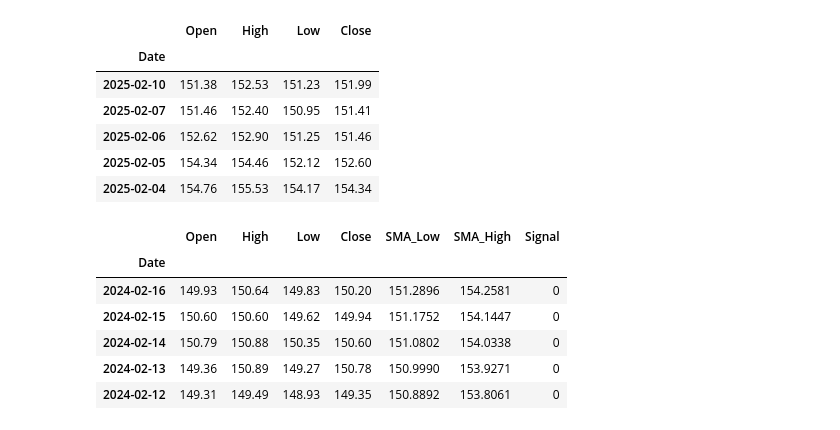
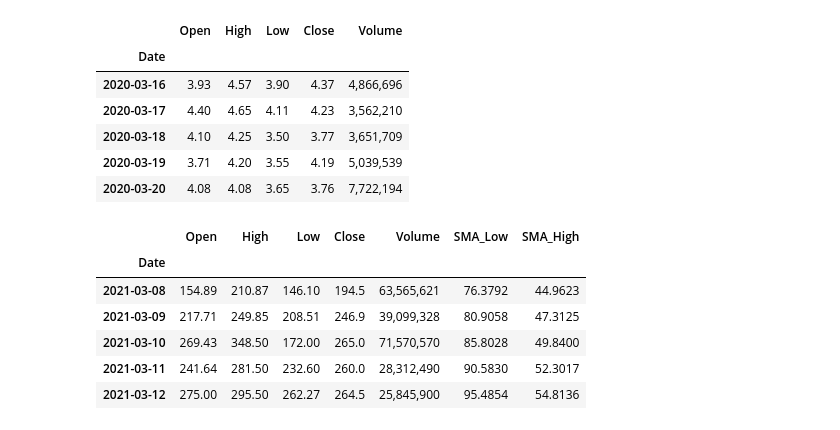
Before and after one commit to shiven2001/algo-trading, a Jupyter notebook: stock_sma_cross.ipynb, the cells around one changed output. Saved outputs shown, nothing was run; the diff lists cells and outputs as text; code cells hidden in the pictures.

```diff
--- a/stock_sma_cross.ipynb
+++ b/stock_sma_cross.ipynb
@@ -13,21 +13,21 @@ from backtesting import Backtest, Strategy
 import seaborn as sns
 from backtesting.lib import TrailingStrategy
 # %%
-df = pd.read_csv('data/usdjpydata.csv')
+df = pd.read_csv('data/gmedata.csv')
 
 # Preprocessing
 df['Date'] = pd.to_datetime(df['Date'])
 df.set_index('Date', inplace=True)
 df = df.sort_values(by='Date', ascending=True)
 df.head()
 # %% [output]
-|  | Open | High | Low | Close |
-| Date |  |  |  |  |
-| 2025-02-10 | 151.38 | 152.53 | 151.23 | 151.99 |
-| 2025-02-07 | 151.46 | 152.40 | 150.95 | 151.41 |
-| 2025-02-06 | 152.62 | 152.90 | 151.25 | 151.46 |
-| 2025-02-05 | 154.34 | 154.46 | 152.12 | 152.60 |
-| 2025-02-04 | 154.76 | 155.53 | 154.17 | 154.34 |
+|  | Open | High | Low | Close | Volume |
+| Date |  |  |  |  |  |
+| 2020-03-16 | 3.93 | 4.57 | 3.90 | 4.37 | 4,866,696 |
+| 2020-03-17 | 4.40 | 4.65 | 4.11 | 4.23 | 3,562,210 |
+| 2020-03-18 | 4.10 | 4.25 | 3.50 | 3.77 | 3,651,709 |
+| 2020-03-19 | 3.71 | 4.20 | 3.55 | 4.19 | 5,039,539 |
+| 2020-03-20 | 4.08 | 4.08 | 3.65 | 3.76 | 7,722,194 |
 # %%
 # SMA Low and SMA High
 sma_low = ta.sma(df["Close"], 50)
@@ -38,13 +38,13 @@ df["SMA_High"] = sma_high
 
 df.tail()
 # %% [output]
-|  | Open | High | Low | Close | SMA_Low | SMA_High | Signal |
+|  | Open | High | Low | Close | Volume | SMA_Low | SMA_High |
 | Date |  |  |  |  |  |  |  |
-| 2024-02-16 | 149.93 | 150.64 | 149.83 | 150.20 | 151.2896 | 154.2581 | 0 |
-| 2024-02-15 | 150.60 | 150.60 | 149.62 | 149.94 | 151.1752 | 154.1447 | 0 |
-| 2024-02-14 | 150.79 | 150.88 | 150.35 | 150.60 | 151.0802 | 154.0338 | 0 |
-| 2024-02-13 | 149.36 | 150.89 | 149.27 | 150.78 | 150.9990 | 153.9271 | 0 |
-| 2024-02-12 | 149.31 | 149.49 | 148.93 | 149.35 | 150.8892 | 153.8061 | 0 |
+| 2021-03-08 | 154.89 | 210.87 | 146.10 | 194.5 | 63,565,621 | 76.3792 | 44.9623 |
+| 2021-03-09 | 217.71 | 249.85 | 208.51 | 246.9 | 39,099,328 | 80.9058 | 47.3125 |
+| 2021-03-10 | 269.43 | 348.50 | 172.00 | 265.0 | 71,570,570 | 85.8028 | 49.8400 |
+| 2021-03-11 | 241.64 | 281.50 | 232.60 | 260.0 | 28,312,490 | 90.5830 | 52.3017 |
+| 2021-03-12 | 275.00 | 295.50 | 262.27 | 264.5 | 25,845,900 | 95.4854 | 54.8136 |
 # %%
 fig = go.Figure()
 fig.add_trace(go.Candlestick(
```
Also changed, not shown: parts of 3 cells of this notebook, 3 other files.
